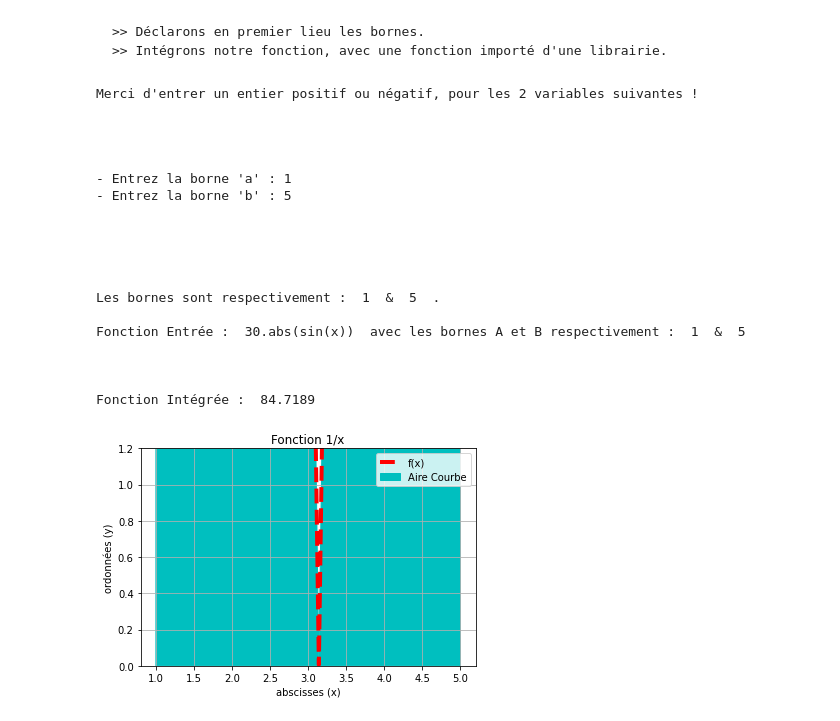
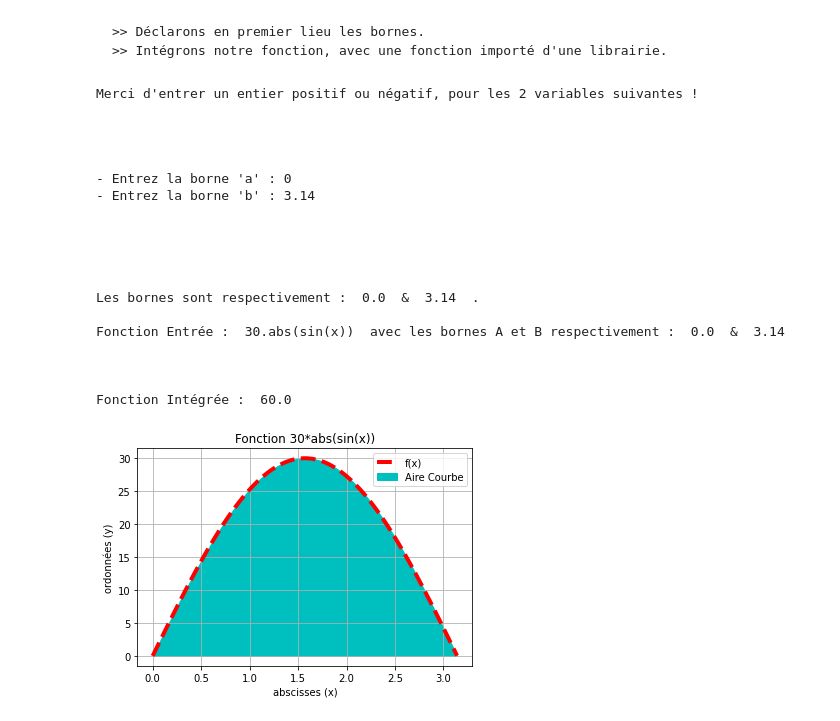
Before and after one commit to Hyro9533/sharing-code, a Jupyter notebook: TP2.ipynb, the cells around one changed output. Drawn from its saved outputs; the diff is of its cells as text; code cells hidden in the pictures.

```diff
--- a/TP2.ipynb
+++ b/TP2.ipynb
@@ -110,14 +110,14 @@ def queryTerminal():
     print(Back.BLACK)
 
 
-    while(firstTerminal.lstrip('-').isdigit() == False):
+    while( (isfloat(firstTerminal.lstrip('-')) == False) ):
         firstTerminal = (input("- Entrez la borne 'a' : "))
-    firstTerminal = int(firstTerminal)
+    firstTerminal = float(firstTerminal)
 
 
-    while(secondTerminal.lstrip('-').isdigit() == False):
+    while( (isfloat(secondTerminal.lstrip('-')) == False) ):
         secondTerminal = (input("- Entrez la borne 'b' : "))
-    secondTerminal = int(secondTerminal)
+    secondTerminal = float(secondTerminal)
 
     jumpPrinter(2,True)
     print(Style.BRIGHT + Fore.YELLOW + "Les bornes sont respectivement : ",firstTerminal," & ",secondTerminal," .")
@@ -593,30 +593,30 @@ Merci d'entrer un entier positif ou négatif, pour les 2 variables suivantes !
 
 
 
-- Entrez la borne 'a' : 1
-- Entrez la borne 'b' : 5
+- Entrez la borne 'a' : 0
+- Entrez la borne 'b' : 3.14
 
 
 
 
 
-Les bornes sont respectivement :  1  &  5  .
+Les bornes sont respectivement :  0.0  &  3.14  .
 
-Fonction Entrée :  30.abs(sin(x))  avec les bornes A et B respectivement :  1  &  5
+Fonction Entrée :  30.abs(sin(x))  avec les bornes A et B respectivement :  0.0  &  3.14
 
 
 
-Fonction Intégrée :  84.7189
+Fonction Intégrée :  60.0
 # %%
 plt.grid()
 plt.plot(np.linspace (borneA , borneB , 100) , functionSecond(np.linspace (borneA , borneB , 100)) ,"r--",linewidth= "4" ) # courbe trac ée en rouge
 plt.xlabel("abscisses (x)") # mettre un nom à l’axe des abscisses
 plt.ylabel("ordonnées (y)") # mettre un nom à l’axe des ordonn ées
-plt.title("Fonction 1/x") # mettre un titre à la figure
-plt.xlim(borneA-0.2,borneB+0.2)
-plt.ylim(0,1.2)
+plt.title("Fonction 30*abs(sin(x))") # mettre un titre à la figure
+#plt.xlim(borneA-0.2,borneB+0.2)
+#plt.ylim(0,1.2)
 plt.fill_between(np.linspace (borneA , borneB , 100),functionSecond(np.linspace (borneA , borneB , 100)),0,color='c')
 plt.legend(["f(x)", "Aire Courbe"]) # donne une lé gende au graphique
 plt.show()
 # %% [output]
-[figure, old version]
+[figure, new version]
```
Also changed, not shown: parts of 8 cells of this notebook.
